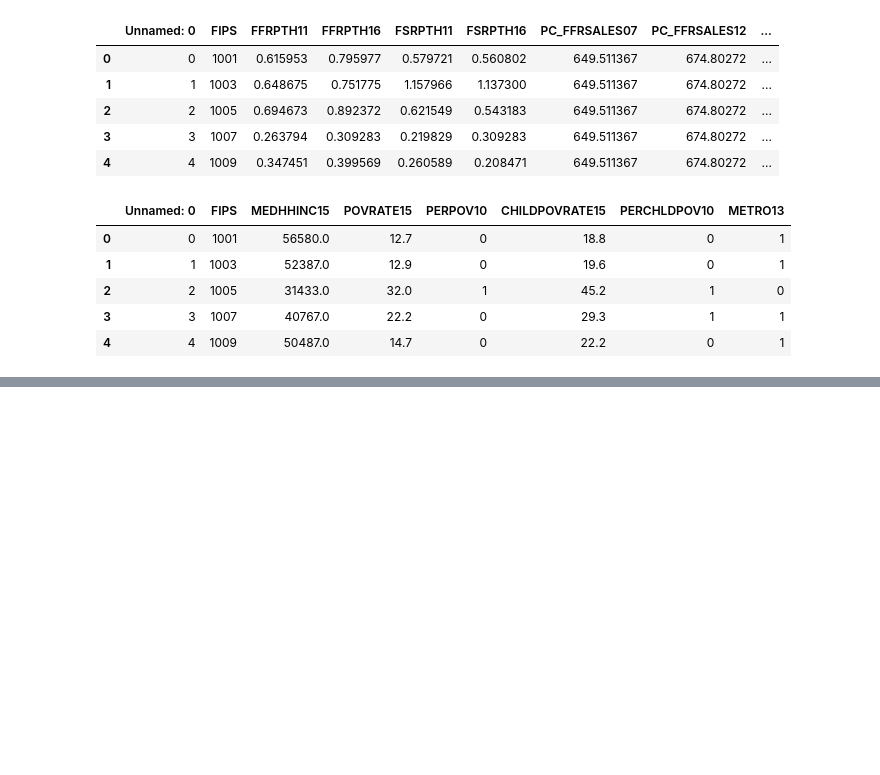
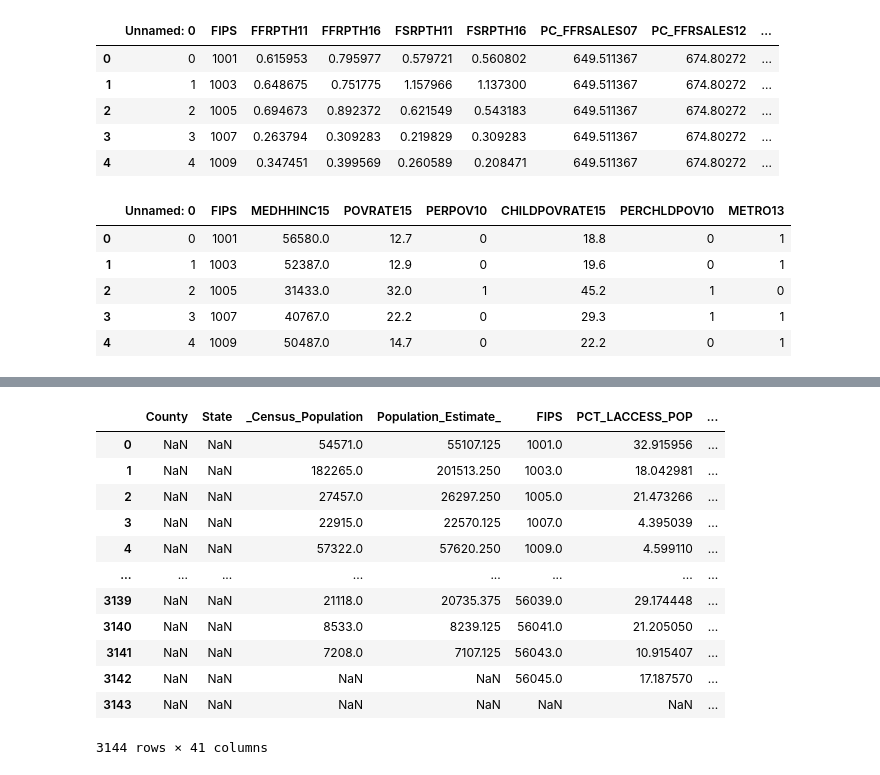
Before and after one commit to TMWRose/Group-1---Food-Deserts-How-They-Affect-Community-Health, a Jupyter notebook: Extracting_Full_DB.ipynb, the cells around one changed output, grey strips where cells are left out. Drawn from its saved outputs; the diff is of its cells as text; code cells hidden in the pictures; blank space fills up the shorter version.

```diff
--- a/Extracting_Full_DB.ipynb
+++ b/Extracting_Full_DB.ipynb
@@ -122,0 +169,4 @@ final_table.to_sql('final', con=engine, index=False, if_exists='replace')
+# %%
+s = 'Population_Estimate_2011'
+result = ''.join(i for i in s if not i.isdigit())
+result
@@ -122,0 +175,9 @@ final_table.to_sql('final', con=engine, index=False, if_exists='replace')
+# %%
+column_dict={}
+for each_column in final_table.columns:
+    s=each_column
+    result=''.join(i for i in s if not i.isdigit())
+    if result in column_dict:
+        column_dict[result].append(each_column)
+    else:
+        column_dict[result]=[each_column]
@@ -122,0 +204,20 @@ final_table.to_sql('final', con=engine, index=False, if_exists='replace')
+# %%
+final_table_new=pd.DataFrame()
+# %%
+for each_column_group in column_dict:
+    final_table_new[each_column_group]=final_table[column_dict[each_column_group]].mean(axis=1)
+final_table_new
+# %% [output]
+|  | County | State | _Census_Population | Population_Estimate_ | FIPS | PCT_LACCESS_POP | ... |
+| 0 | NaN | NaN | 54571.0 | 55107.125 | 1001.0 | 32.915956 | ... |
+| 1 | NaN | NaN | 182265.0 | 201513.250 | 1003.0 | 18.042981 | ... |
+| 2 | NaN | NaN | 27457.0 | 26297.250 | 1005.0 | 21.473266 | ... |
+| 3 | NaN | NaN | 22915.0 | 22570.125 | 1007.0 | 4.395039 | ... |
+| 4 | NaN | NaN | 57322.0 | 57620.250 | 1009.0 | 4.599110 | ... |
+| ... | ... | ... | ... | ... | ... | ... | ... |
+| 3139 | NaN | NaN | 21118.0 | 20735.375 | 56039.0 | 29.174448 | ... |
+| 3140 | NaN | NaN | 8533.0 | 8239.125 | 56041.0 | 21.205050 | ... |
+| 3141 | NaN | NaN | 7208.0 | 7107.125 | 56043.0 | 10.915407 | ... |
+| 3142 | NaN | NaN | NaN | NaN | 56045.0 | 17.187570 | ... |
+| 3143 | NaN | NaN | NaN | NaN | NaN | NaN | ... |
+3144 rows × 41 columns
```
Also changed, not shown: parts of 20 cells of this notebook.
